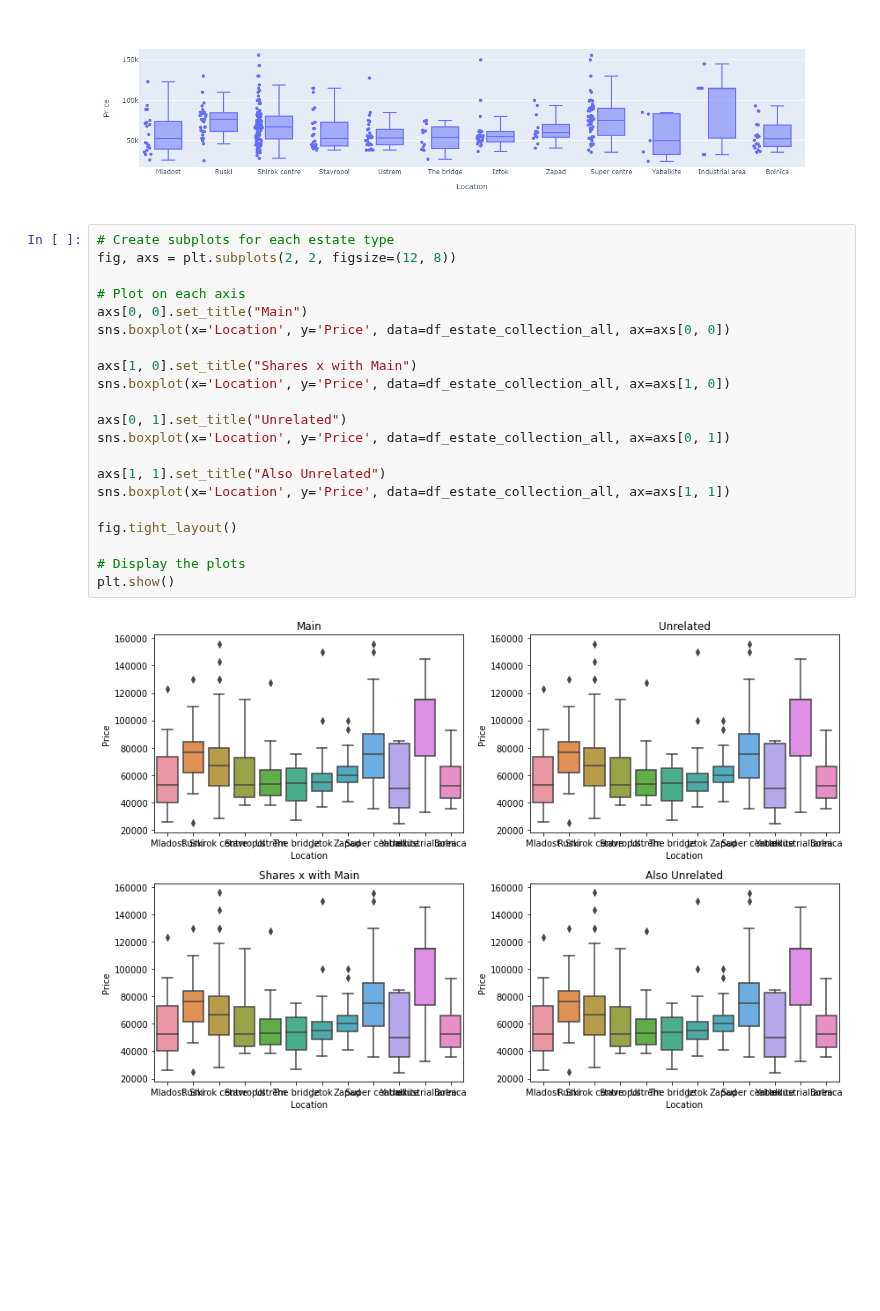
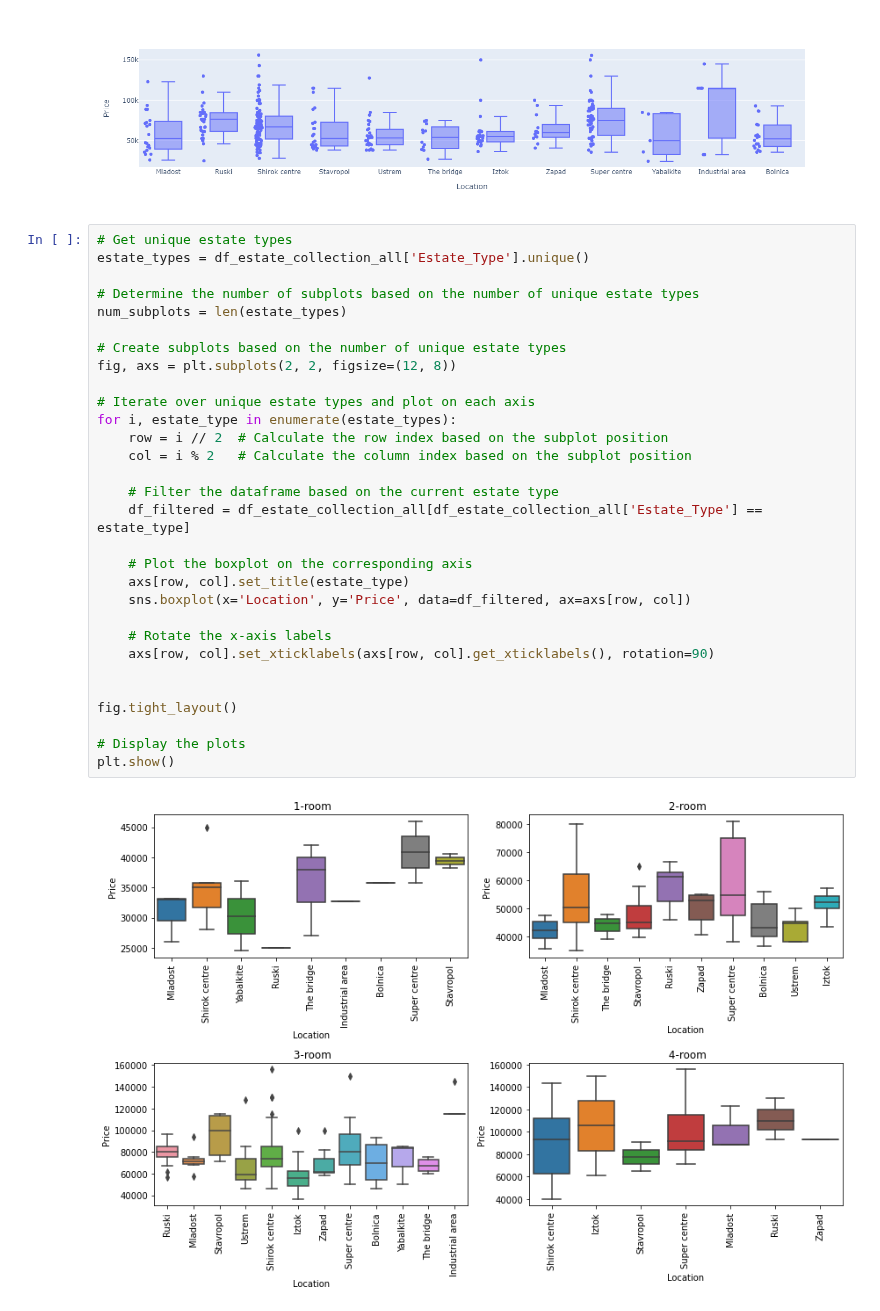
Before and after one commit to StefanRaychev/Web-scraping-and-data-analysis-of-estate-market, a Jupyter notebook: Scraping.ipynb, the cells around one changed output. Cells and saved outputs as stored; diff of their text form; blank space fills up the shorter version.

```diff
--- a/Scraping.ipynb
+++ b/Scraping.ipynb
@@ -351,25 +351,34 @@ fig.show()
 # %% [output]
 [figure]
 # %%
-# Create subplots for each estate type
+# Get unique estate types
+estate_types = df_estate_collection_all['Estate_Type'].unique()
+
+# Determine the number of subplots based on the number of unique estate types
+num_subplots = len(estate_types)
+
+# Create subplots based on the number of unique estate types
 fig, axs = plt.subplots(2, 2, figsize=(12, 8))
 
-# Plot on each axis
-axs[0, 0].set_title("Main")
-sns.boxplot(x='Location', y='Price', data=df_estate_collection_all, ax=axs[0, 0])
+# Iterate over unique estate types and plot on each axis
+for i, estate_type in enumerate(estate_types):
+    row = i // 2  # Calculate the row index based on the subplot position
+    col = i % 2   # Calculate the column index based on the subplot position
 
-axs[1, 0].set_title("Shares x with Main")
-sns.boxplot(x='Location', y='Price', data=df_estate_collection_all, ax=axs[1, 0])
+    # Filter the dataframe based on the current estate type
+    df_filtered = df_estate_collection_all[df_estate_collection_all['Estate_Type'] == estate_type]
 
-axs[0, 1].set_title("Unrelated")
-sns.boxplot(x='Location', y='Price', data=df_estate_collection_all, ax=axs[0, 1])
+    # Plot the boxplot on the corresponding axis
+    axs[row, col].set_title(estate_type)
+    sns.boxplot(x='Location', y='Price', data=df_filtered, ax=axs[row, col])
 
-axs[1, 1].set_title("Also Unrelated")
-sns.boxplot(x='Location', y='Price', data=df_estate_collection_all, ax=axs[1, 1])
+    # Rotate the x-axis labels
+    axs[row, col].set_xticklabels(axs[row, col].get_xticklabels(), rotation=90)
+
 
 fig.tight_layout()
 
 # Display the plots
 plt.show()
 # %% [output]
-[figure, old version]
+[figure, new version]
```
Also changed, not shown: parts of 2 cells of this notebook.
